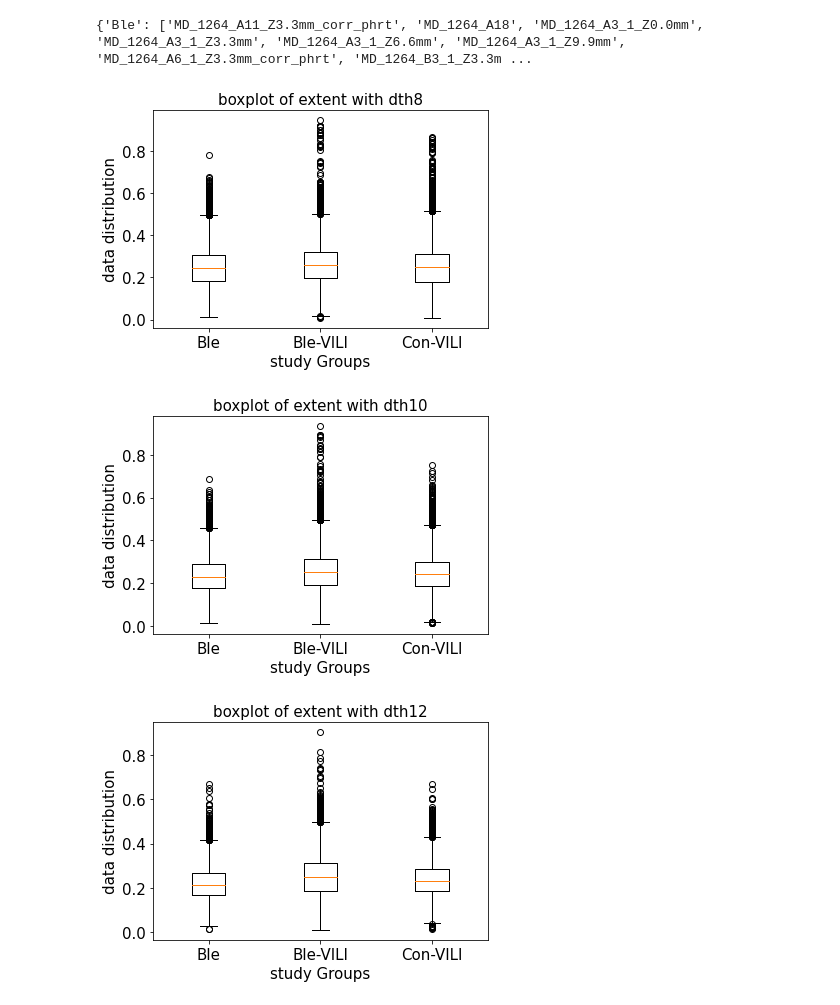
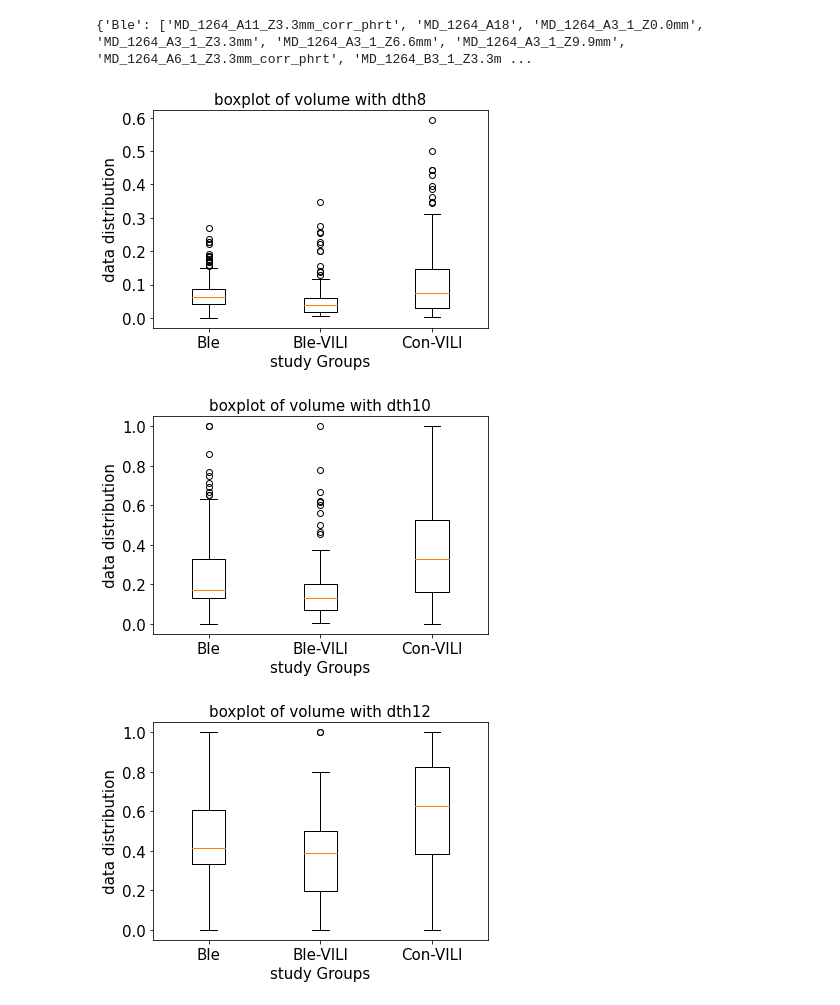
Before and after one commit to mrahmansagar/poreAnalysis, a Jupyter notebook: porespy_data_analysis_updated.ipynb, the cells around one changed output. Drawn from its saved outputs; the diff is of its cells as text; code cells hidden in the pictures.

```diff
--- a/porespy_data_analysis_updated.ipynb
+++ b/porespy_data_analysis_updated.ipynb
@@ -52,6 +52,39 @@ for scan in scans:
 print(scan_groups)
 # %% [output]
 {'Ble': ['MD_1264_A11_Z3.3mm_corr_phrt', 'MD_1264_A18', 'MD_1264_A3_1_Z0.0mm', 'MD_1264_A3_1_Z3.3mm', 'MD_1264_A3_1_Z6.6mm', 'MD_1264_A3_1_Z9.9mm', 'MD_1264_A6_1_Z3.3mm_corr_phrt', 'MD_1264_B3_1_Z3.3m ...
+# %%
+def ratio_greater_than_threshold(lst, threshold, start=None, end=None):
+    """
+    Calculate the ratio of values in a list that are greater than a specified threshold.
+
+    Args:
+        lst (list): The list of numbers.
+        threshold (float): The threshold value to compare each element against.
+        start (float): The starting value of the range to consider. Defaults to None, which means
+                       start at the beginning of the list.
+        end (float): The ending value of the range to consider. Defaults to None, which means
+                     end at the end of the list.
+
+    Returns:
+        float: The ratio of values in the specified range of the list that are greater than the threshold.
+    """
+    if start is None:
+        start = lst[0]
+    if end is None:
+        end = lst[-1]
+
+    start_index = lst.index(start) if start in lst else None
+    end_index = lst.index(end) if end in lst else None
+
+    if start_index is None:
+        start_index = 0
+    if end_index is None:
+        end_index = len(lst)
+
+    count_greater = sum(1 for x in lst[start_index:end_index] if x > threshold)
+    count_total = end_index - start_index
+
+    return count_greater / count_total if count_total > 0 else 0.0
 # %%
 def data_distribution_plots(scan_group_dict, scan_rootPath, scan_regx, feature):
     parameter_per_group = []
@@ -73,9 +106,11 @@ def data_distribution_plots(scan_group_dict, scan_rootPath, scan_regx, feature):
             #
             # property_to_append = len(extract_feature) # Number of blobs
 
-            parameter += extract_feature
-            # if len(extract_feature) > 0:
-            #     parameter.append(np.median(extract_feature))
+            # parameter += extract_feature
+            if len(extract_feature) > 0:
+                parameter.append(ratio_greater_than_threshold(extract_feature, 100000))
+
+
 
         parameter_per_group.append([key, parameter])
 
@@ -97,11 +132,11 @@ def data_distribution_plots(scan_group_dict, scan_rootPath, scan_regx, feature):
 # %%
 seed_threshold = ['dth8', 'dth10', 'dth12']
 for seed in seed_threshold:
-    data_distribution_plots(scan_groups, root_dir, seed, 'extent')
+    data_distribution_plots(scan_groups, root_dir, seed, 'volume')
 # %% [output]
-[figure, old version]
+[figure, new version]
-[figure, old version]
+[figure, new version]
-[figure, old version]
+[figure, new version]
 # %%
 def data_distribution_plots_per_seed(list_of_seed, scan_group_dict, scan_rootPath, feature):
     parameter_per_group_per_seed = []
```
Also changed, not shown: parts of 16 cells of this notebook, 2 other files.
